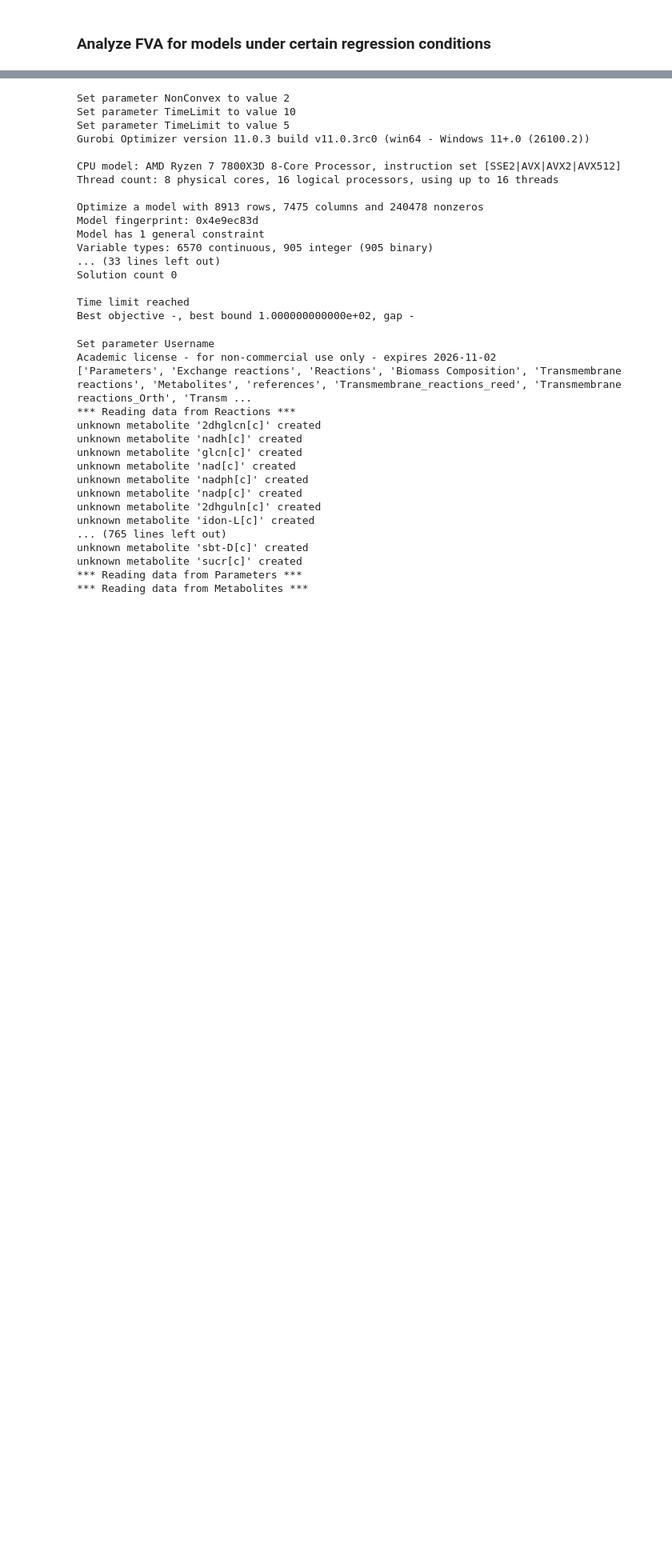
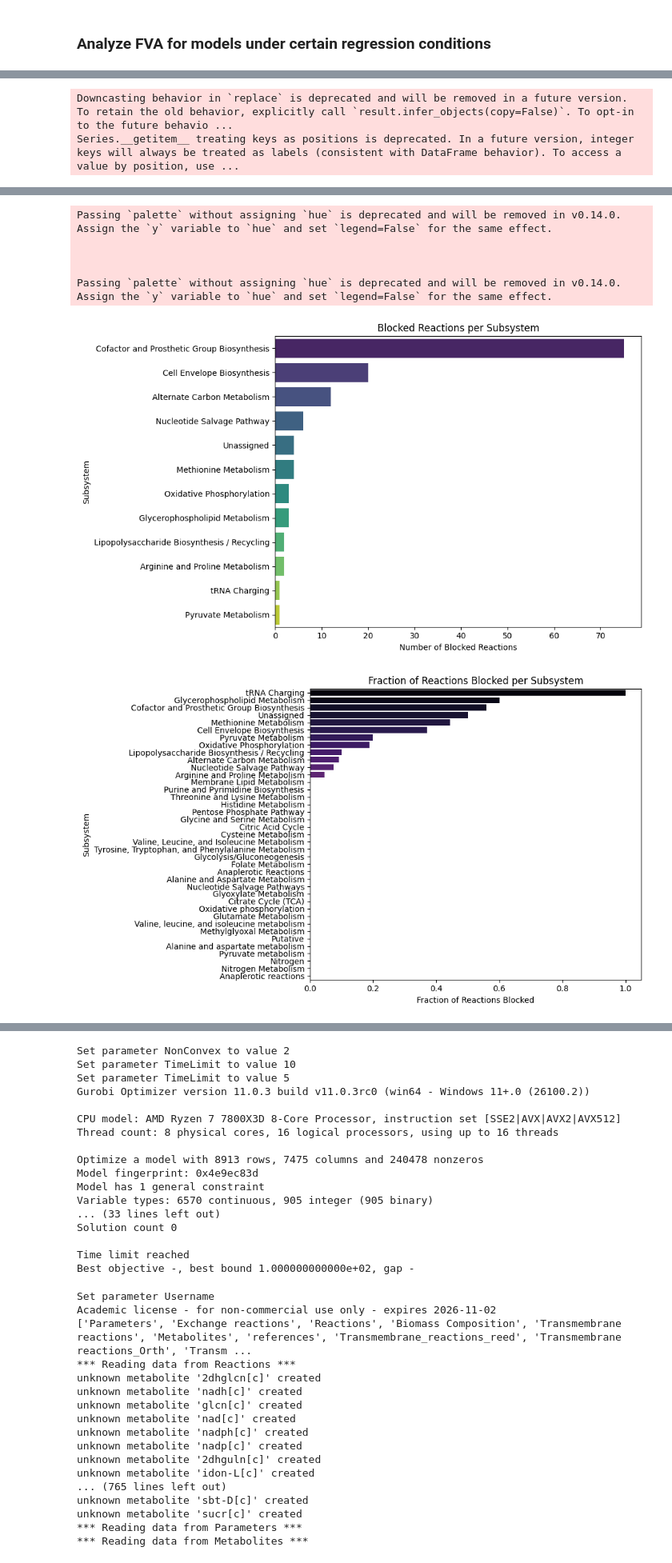
Before and after one commit to lasillje/MSC-Thermo, a Jupyter notebook: analysis_thermo_fva.ipynb, the cells around one changed output, grey strips where cells are left out. Shown at 80% size. Cells and saved outputs as stored; diff of their text form; code cells hidden in the pictures; blank space fills up the shorter version.

```diff
--- a/analysis_thermo_fva.ipynb
+++ b/analysis_thermo_fva.ipynb
@@ -101,20 +101,20 @@ def run_tfva(tmodel, rxn):
 # %%
 REMOVE_BLOCKED = True
+ALLOW_OTHER_EXCRETION = False
 for c in CONDITIONS_TO_REGRESS:
     tmodel = gen_model(MODEL_NAME, INPUT_MODEL, INPUT_KEGGS, INPUT_REED, INPUT_INCHI, INPUT_GAMS, OUTPUT_LOG, True, True)
     tmodel = apply_physio_data(tmodel, c, INPUT_EXP_DATA, INPUT_EXP_CONC, INPUT_METABOLOMICS, INPUT_GAMS, RELAX_EXP_FLUX_BOUNDS, INCLUDE_CO2, INCLUDE_O2, ALLOW_OTHER_EXCRETION, OUTPUT_LOG)
-
     blocked_p = list_blocked_reactions(tmodel, c, OUTPUT_LOG, 1, False)
     print(len(blocked_p))
 
     if REMOVE_BLOCKED:
-        to_keep = [ "SERASr" ]
-        blocked_p = [x for x in blocked_p if x not in to_keep]
-        for x in to_keep:
-            tmodel.reactions.get_by_id(x).lower_bound = 0
-            tmodel.reactions.get_by_id(x).upper_bound = 0
-
-        tmodel.remove_reactions(blocked_p)
+        #to_keep = [ "SERASr" ]
+        #blocked_p = [x for x in blocked_p if x not in to_keep]
+        #for x in to_keep:
+            #tmodel.reactions.get_by_id(x).lower_bound = 0
+            #tmodel.reactions.get_by_id(x).upper_bound = 0
+        #    True
+        tmodel.remove_reactions(blocked_p, remove_orphans=True)
         for rxn in tmodel.reactions:
             thermo_flux.tools.drg_tools.reaction_balance(rxn, balance_charge=True, balance_mg=False)
         tmodel.update_thermo_info(fit_unknown_dfG0=True)
@@ -127,19 +127,18 @@ for c in CONDITIONS_TO_REGRESS:
     tmodel.objective = tmodel.reactions.biomass_EX
     tmodel.add_TFBA_variables()
 
-    tmodel.m.Params.TimeLimit = 5
+    tmodel.m.Params.TimeLimit = 20
+    tmodel.m.optimize()
 
     folder = "Blocked_Removed" if REMOVE_BLOCKED else "Blocked_Restricted"
     suffix = "B_REMOVED" if REMOVE_BLOCKED else "B_RESTRICTED"
 
-    rxn_ids = [r.id for r in tmodel.reactions]
-    for rxn_id in rxn_ids[:5]:
+    rxn_ids = [r.id for r in tmodel.reactions if "EX" in r.id]
+    for rxn_id in rxn_ids:
         rxn = tmodel.reactions.get_by_id(rxn_id)
         idx = tmodel.reactions.index(rxn)
 
-        v_var = tmodel.mvars["v"][0][idx]
-
-        run_tfva(tmodel, rxn_id)
-        #gm = setup_tfva_reaction(tmodel, v_var)
-        #gm.write(f"tfva{path.sep}{folder}{path.sep}{c}{path.sep}{rxn_id}_{idx}_{suffix}_tfva.mps.gz")
+        v_var = [tmodel.mvars["v"][0][idx]]
+        gm = variability_analysis(tmodel, v_var)
+        gm.write(f"tfva{path.sep}{folder}{path.sep}{c}{path.sep}{rxn_id}_{idx}_{suffix}_tfva.mps.gz")
 # %% [output]
@@ -181,0 +181,7 @@ Set parameter TimeLimit to value 5
+# %%
+for c in CONDITIONS_TO_REGRESS:
+    tmodel_p = gen_model(MODEL_NAME, INPUT_MODEL, INPUT_KEGGS, INPUT_REED, INPUT_INCHI, INPUT_GAMS, OUTPUT_LOG, True, True)
+    tmodel_p = apply_physio_data(tmodel_p, c, INPUT_EXP_DATA, INPUT_EXP_CONC, INPUT_METABOLOMICS, INPUT_GAMS, RELAX_EXP_FLUX_BOUNDS, INCLUDE_CO2, INCLUDE_O2, ALLOW_OTHER_EXCRETION, OUTPUT_LOG)
+    blocked_p = list_blocked_reactions(tmodel_p, c, OUTPUT_LOG, processes=1, open_exch=False)
+    count_blocked_pathways(blocked_p, "ecoli", c, INPUT_MODEL)
+# %% [output]
@@ -181,0 +205,2 @@ Set parameter TimeLimit to value 5
+Downcasting behavior in `replace` is deprecated and will be removed in a future version. To retain the old behavior, explicitly call `result.infer_objects(copy=False)`. To opt-in to the future behavio ...
+Series.__getitem__ treating keys as positions is deprecated. In a future version, integer keys will always be treated as labels (consistent with DataFrame behavior). To access a value by position, use ...
@@ -181,0 +224,7 @@ Set parameter TimeLimit to value 5
+Passing `palette` without assigning `hue` is deprecated and will be removed in v0.14.0. Assign the `y` variable to `hue` and set `legend=False` for the same effect.
+
+
+
+Passing `palette` without assigning `hue` is deprecated and will be removed in v0.14.0. Assign the `y` variable to `hue` and set `legend=False` for the same effect.
+[figure, added]
+[figure, added]
```
Also changed, not shown: parts of 14 cells of this notebook, 9 other files.
